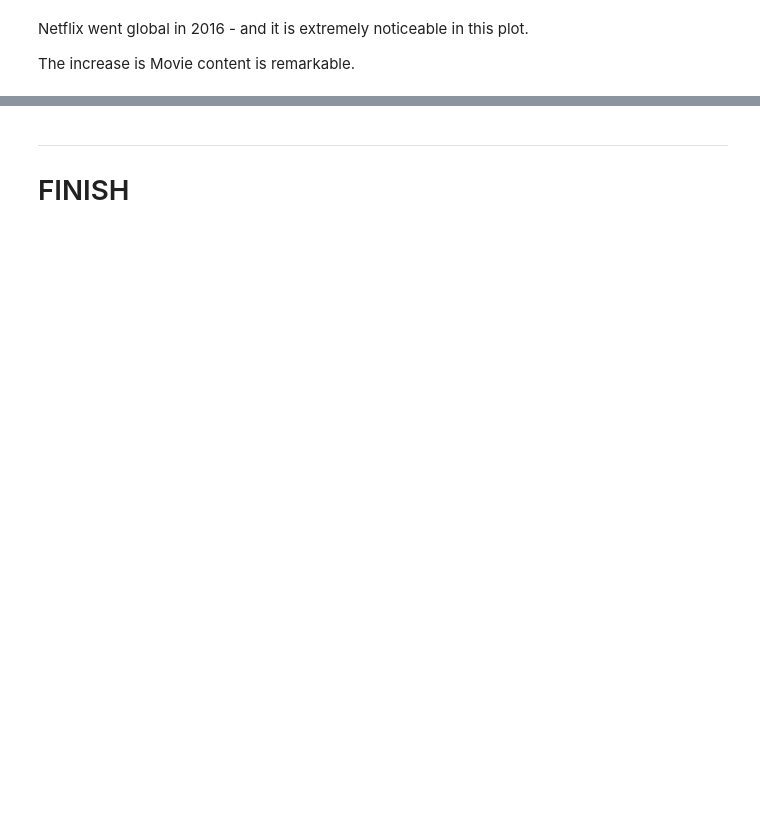
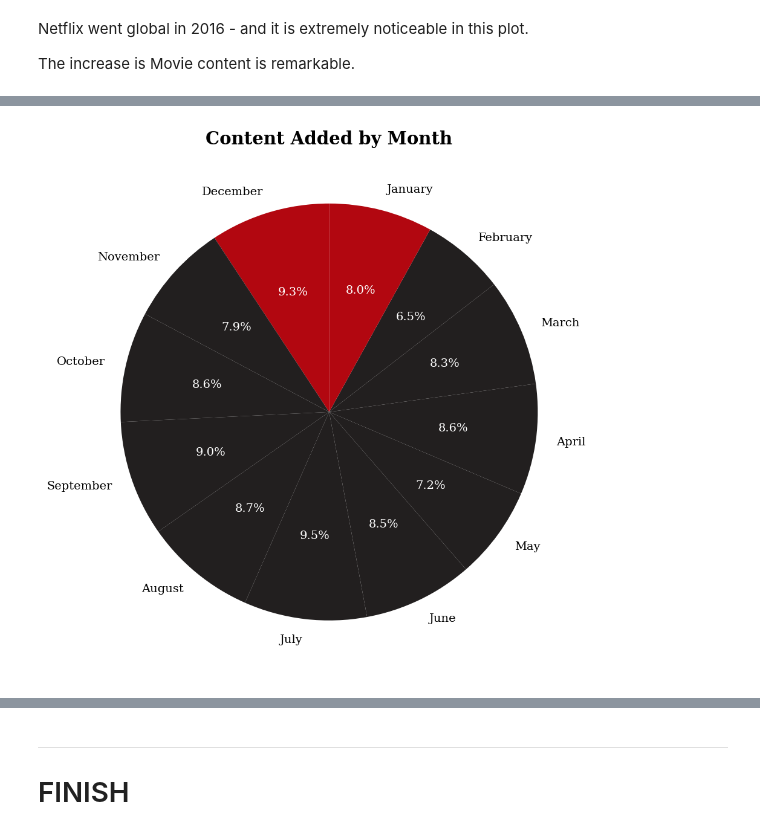
Before and after one commit to Zaariaf/Srpint-1, a Jupyter notebook: netflix_data_visualization.ipynb, the cells around one changed output, grey strips where cells are left out. Saved outputs shown, nothing was run; the diff lists cells and outputs as text; code cells hidden in the pictures; blank space fills up the shorter version.

```diff
--- a/netflix_data_visualization.ipynb
+++ b/netflix_data_visualization.ipynb
@@ -856,18 +794,0 @@ So the USA dominates. But there is a plot that we can use to convey this in anot
-# %%
-# Filter the DataFrame to include only rows where 'first_country' is either 'USA' or 'India'
-us_ind = df[(df['first_country'] == 'USA') | (df['first_country'] == 'India')]
-
-# Group the data by 'first_country' and then count how many times each 'year_added' occurs for each country
-# 'unstack()' converts the 'year_added' counts into columns, creating a new DataFrame
-# 'fillna(0)' replaces any missing values (NaNs) with 0
-# 'loc[['USA', 'India']]' selects only the rows for the USA and India
-# 'cumsum(axis=0)' calculates the cumulative sum of the counts along the columns (i.e., by year)
-# '.T' transposes the DataFrame so that the years become rows and the countries become columns
-data_sub = df.groupby('first_country')['year_added'].value_counts().unstack().fillna(0).loc[['USA', 'India']].cumsum(axis=0).T
-
-# Insert a new column at the beginning of 'data_sub' with all values as 0 to represent a base starting point
-data_sub.insert(0, "base", np.zeros(len(data_sub)))
-
-# Adjust the 'data_sub' DataFrame by subtracting half of the counts for each year added
-# This centers the values by distributing the 'year_added' counts equally above and below the base line
-data_sub = data_sub.add(-us_ind['year_added'].value_counts() / 2, axis=0)
@@ -931,0 +795,37 @@ plt.show()
+# %%
+import matplotlib.pyplot as plt
+
+# Calculate the sum of 'Movie' and 'TV Show' for each month and reset the index
+data_sub2 = data_sub.copy()
+data_sub2['Value'] = data_sub2['Movie'] + data_sub2['TV Show']
+data_sub2 = data_sub2.reset_index()
+
+# Sort the DataFrame by 'month_name_added' in descending order (optional, based on original code)
+df_polar = data_sub2.sort_values(by='month_name_added', ascending=False)
+
+# Define the colors for each slice in the pie chart, highlighting the first and last slices
+color_map = ['#221f1f' for _ in range(len(df_polar))]
+color_map[0] = color_map[-1] = '#b20710'  # Highlight the first and last months
+
+# Plot the pie chart and capture text objects
+fig, ax = plt.subplots(figsize=(8, 8))
+wedges, texts, autotexts = ax.pie(
+    df_polar['Value'],  # Values for each slice
+    labels=df_polar['month_name_added'],  # Labels for each slice
+    colors=color_map,  # Colors for each slice
+    autopct='%1.1f%%',  # Display percentage
+    startangle=90,  # Start angle for the pie chart
+    textprops={'fontsize': 10, 'fontfamily': 'serif'}  # Font properties for labels
+)
+
+# Set percentage text color to white
+for autotext in autotexts:
+    autotext.set_color("white")
+
+# Add a title
+plt.title("Content Added by Month", fontsize=15, fontweight='bold', fontfamily='serif')
+
+# Show the plot
+plt.show()
+# %% [output]
+[figure, added]
```
Also changed, not shown: parts of 56 cells of this notebook.
